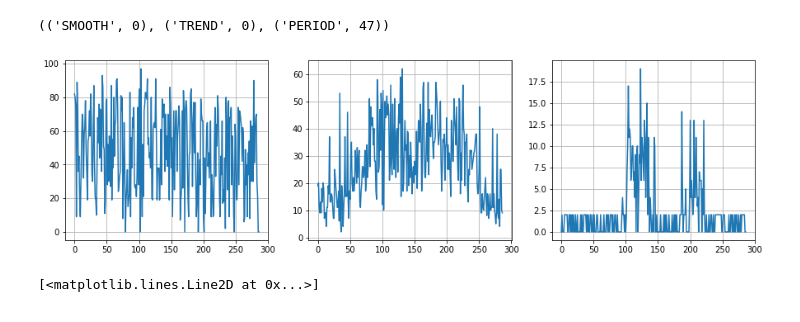
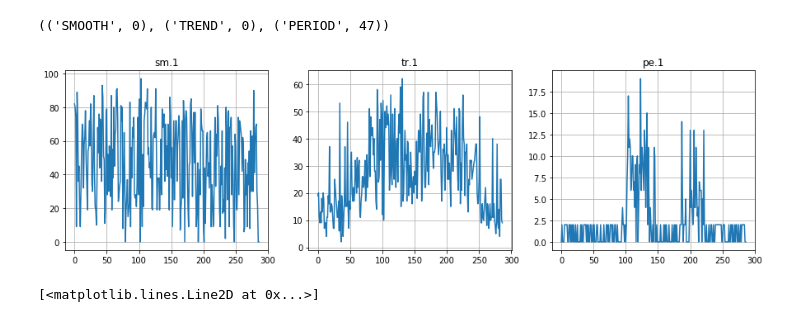
Before and after one commit to wzt3309/container-sim, a Jupyter notebook: predict/construct_interval.ipynb, the cells around one changed output. Drawn from its saved outputs; the diff is of its cells as text; code cells hidden in the pictures.

```diff
--- a/predict/construct_interval.ipynb
+++ b/predict/construct_interval.ipynb
@@ -94,16 +94,20 @@ workload_aware(smooth_ts), workload_aware(trend_ts), workload_aware(period_ts)
 # %%
 plt.figure(figsize=(15,4))
 plt.subplot(131)
+plt.title('sm.1')
 plt.plot(smooth_ts)
 plt.grid()
 plt.subplot(132)
+plt.title('tr.1')
 plt.plot(trend_ts)
 plt.grid()
 plt.subplot(133)
+plt.title('pe.1')
 plt.plot(period_ts)
 plt.grid()
+plt.savefig('./fig/3-8_data_of_sm_tr_pe', dpi=600)
 # %% [output]
-[figure, old version]
+[figure, new version]
 # %%
 def ic_for_smooth(ts):
     """为平稳型负载构造区间
```
Also changed, not shown: 7 other files.
